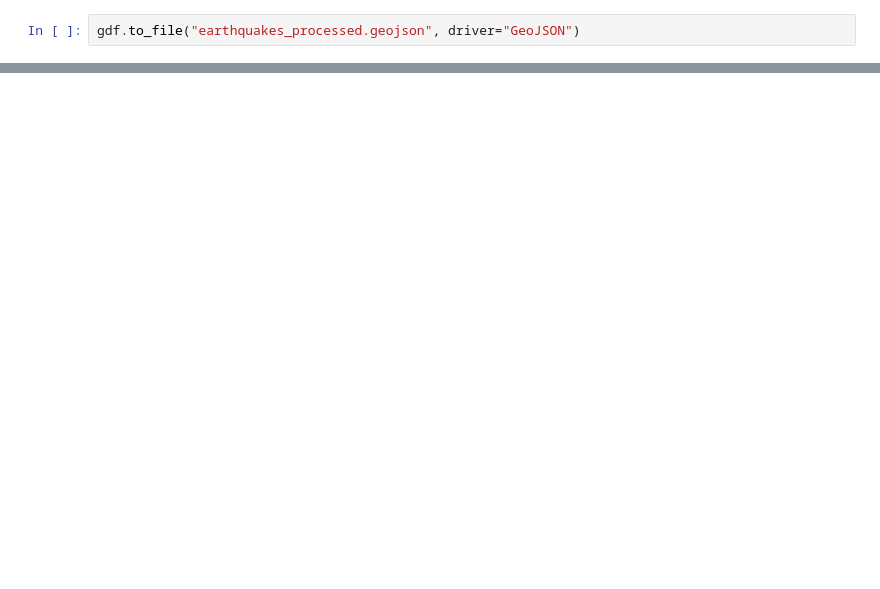
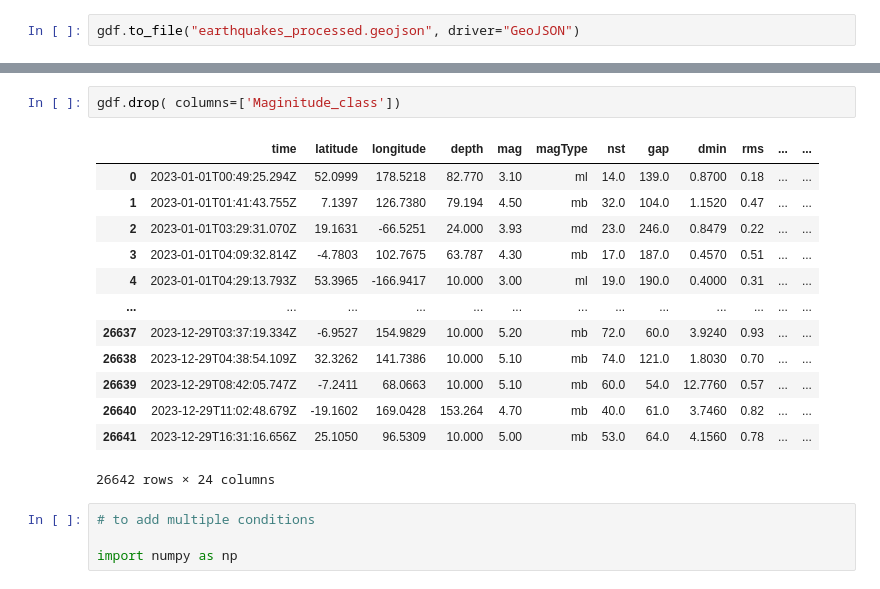
Before and after one commit to chirambo-george/earthquakes, a Jupyter notebook: earthquakes_2023.ipynb, the cells around one changed output, grey strips where cells are left out. Saved outputs shown, nothing was run; the diff lists cells and outputs as text; blank space fills up the shorter version.

```diff
--- a/earthquakes_2023.ipynb
+++ b/earthquakes_2023.ipynb
@@ -69,0 +108,20 @@ gdf.to_file("earthquakes_processed.geojson", driver="GeoJSON")
+# %%
+gdf.drop( columns=['Maginitude_class'])
+# %% [output]
+|  | time | latitude | longitude | depth | mag | magType | nst | gap | dmin | rms | ... | ... |
+| 0 | 2023-01-01T00:49:25.294Z | 52.0999 | 178.5218 | 82.770 | 3.10 | ml | 14.0 | 139.0 | 0.8700 | 0.18 | ... | ... |
+| 1 | 2023-01-01T01:41:43.755Z | 7.1397 | 126.7380 | 79.194 | 4.50 | mb | 32.0 | 104.0 | 1.1520 | 0.47 | ... | ... |
+| 2 | 2023-01-01T03:29:31.070Z | 19.1631 | -66.5251 | 24.000 | 3.93 | md | 23.0 | 246.0 | 0.8479 | 0.22 | ... | ... |
+| 3 | 2023-01-01T04:09:32.814Z | -4.7803 | 102.7675 | 63.787 | 4.30 | mb | 17.0 | 187.0 | 0.4570 | 0.51 | ... | ... |
+| 4 | 2023-01-01T04:29:13.793Z | 53.3965 | -166.9417 | 10.000 | 3.00 | ml | 19.0 | 190.0 | 0.4000 | 0.31 | ... | ... |
+| ... | ... | ... | ... | ... | ... | ... | ... | ... | ... | ... | ... | ... |
+| 26637 | 2023-12-29T03:37:19.334Z | -6.9527 | 154.9829 | 10.000 | 5.20 | mb | 72.0 | 60.0 | 3.9240 | 0.93 | ... | ... |
+| 26638 | 2023-12-29T04:38:54.109Z | 32.3262 | 141.7386 | 10.000 | 5.10 | mb | 74.0 | 121.0 | 1.8030 | 0.70 | ... | ... |
+| 26639 | 2023-12-29T08:42:05.747Z | -7.2411 | 68.0663 | 10.000 | 5.10 | mb | 60.0 | 54.0 | 12.7760 | 0.57 | ... | ... |
+| 26640 | 2023-12-29T11:02:48.679Z | -19.1602 | 169.0428 | 153.264 | 4.70 | mb | 40.0 | 61.0 | 3.7460 | 0.82 | ... | ... |
+| 26641 | 2023-12-29T16:31:16.656Z | 25.1050 | 96.5309 | 10.000 | 5.00 | mb | 53.0 | 64.0 | 4.1560 | 0.78 | ... | ... |
+26642 rows × 24 columns
+# %%
+# to add multiple conditions
+
+import numpy as np
```
Also changed, not shown: parts of 9 cells of this notebook, 8 other files.
